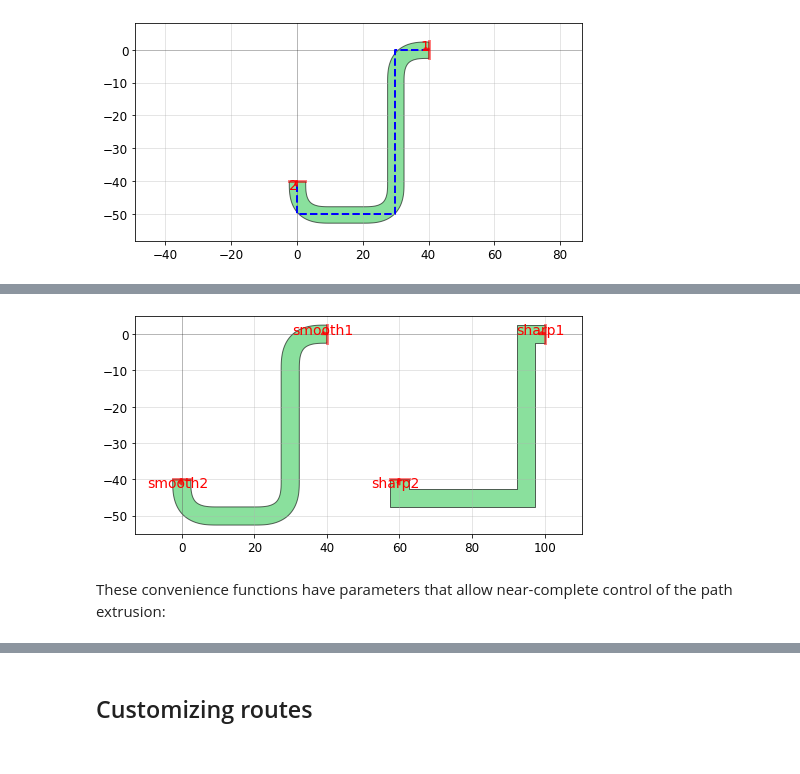
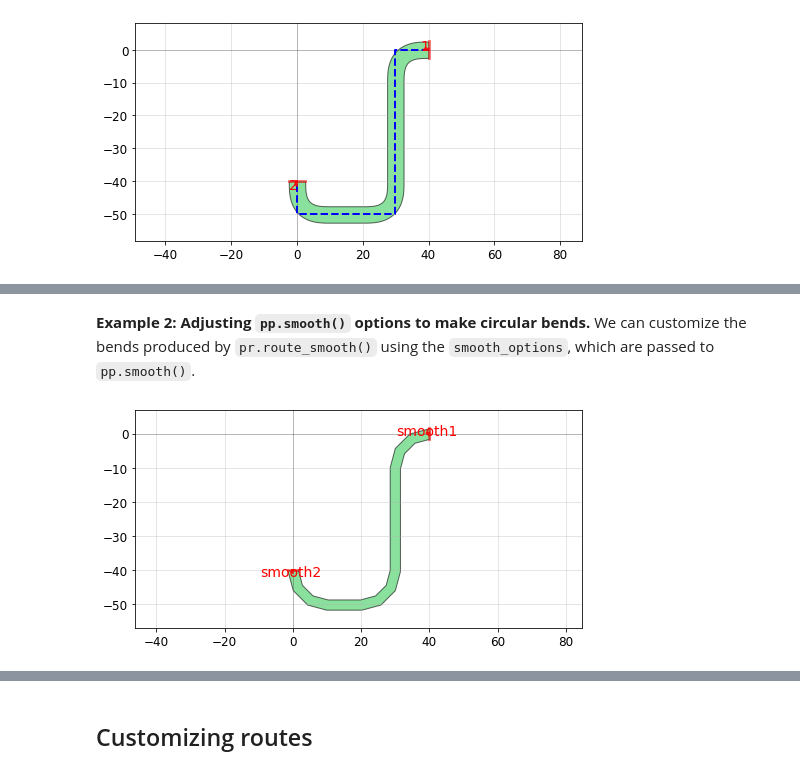
Before and after one commit to amccaugh/phidl, a Jupyter notebook: docs/tutorials/routing.ipynb, the cells around one changed output, grey strips where cells are left out. Saved outputs shown, nothing was run; the diff lists cells and outputs as text; code cells hidden in the pictures.

```diff
--- a/docs/tutorials/routing.ipynb
+++ b/docs/tutorials/routing.ipynb
@@ -48,15 +100,10 @@ Above we created the route path using `pr.path_manhattan()`, smoothed it using `
+# %% [markdown]
+__Example 2: Adjusting `pp.smooth()` options to make circular bends.__ We can customize the bends produced by `pr.route_smooth()` using the `smooth_options`, which are passed to `pp.smooth()`.
 # %%
 D = Device()
-port1 = D.add_port(name='smooth1', midpoint=(40,0), width=5, orientation=180)
-port2 = D.add_port(name='smooth2', midpoint=(0, -40), width=5, orientation=270)
-D.add_ref(pr.route_smooth(port1, port2, radius=10, path_type='manhattan'))
-
-port3 = D.add_port(name='sharp1', midpoint=(100,0), width=5, orientation=180)
-port4 = D.add_port(name='sharp2', midpoint=(60, -40), width=5, orientation=270)
-D.add_ref(pr.route_sharp(port3, port4, path_type='manhattan'))
-
+port1 = D.add_port(name='smooth1', midpoint=(40,0), width=3, orientation=180)
+port2 = D.add_port(name='smooth2', midpoint=(0, -40), width=3, orientation=270)
+D.add_ref(pr.route_smooth(port1, port2, radius=10, smooth_options={'corner_fun': pp.arc, 'num_pts': 16}, layer=0))
 qp(D)
 # %% [output]
-[figure, old version]
+[figure, new version]
-# %% [markdown]
-These convenience functions have parameters that allow near-complete control of the path extrusion:
```
Also changed, not shown: parts of 26 cells of this notebook.
